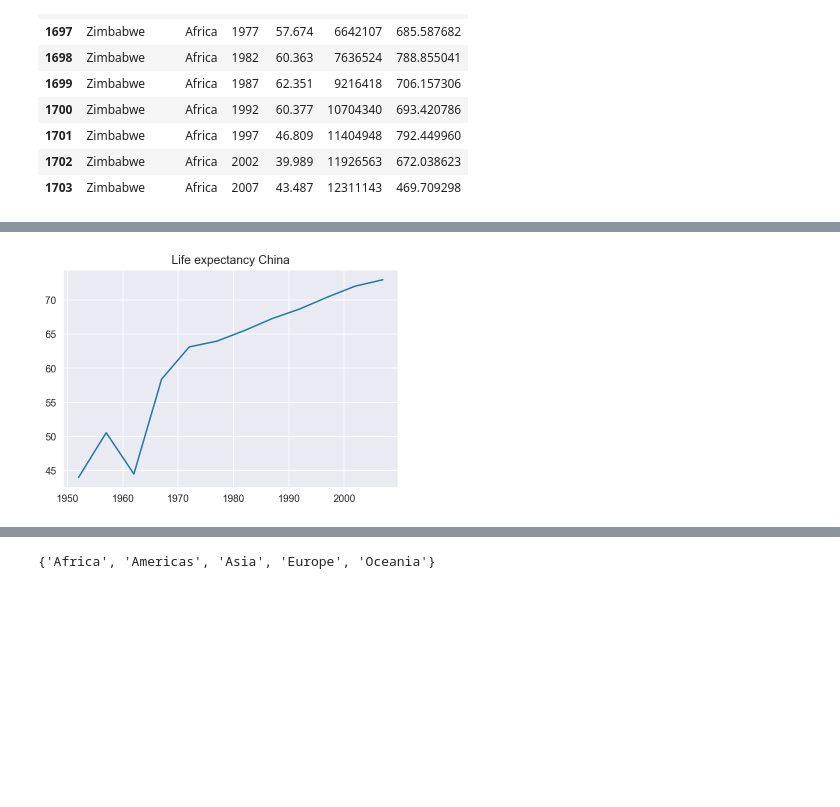
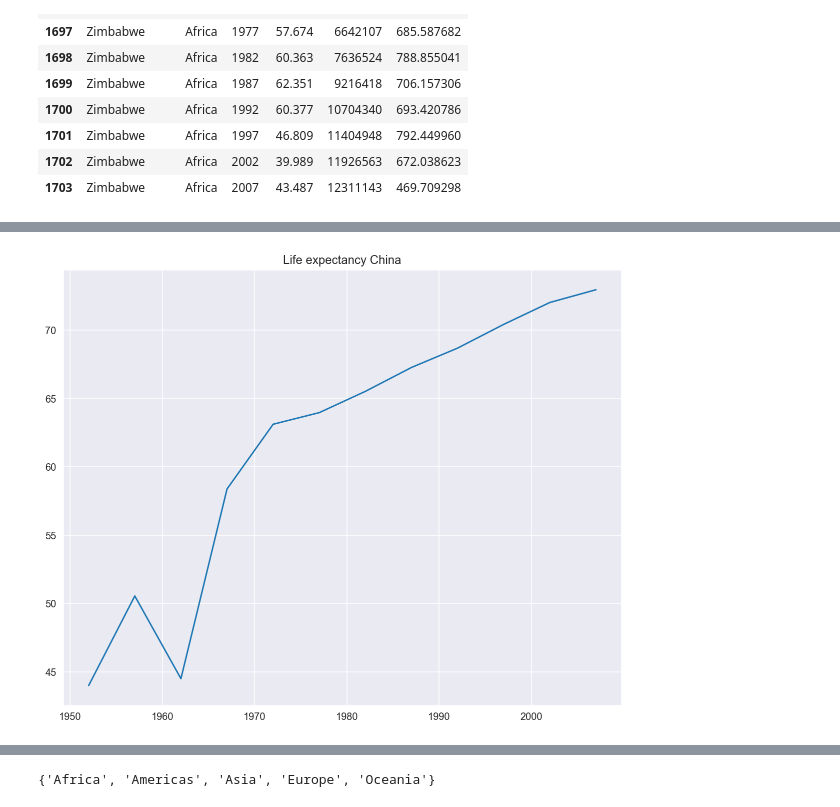
Before and after one commit to waleedhanna/Project_1-, a Jupyter notebook: GDP vs. Life Expectancy.ipynb, the cells around one changed output, grey strips where cells are left out. Cells and saved outputs as stored; diff of their text form; code cells hidden in the pictures; blank space fills up the shorter version.

```diff
--- a/GDP vs. Life Expectancy.ipynb
+++ b/GDP vs. Life Expectancy.ipynb
@@ -431,10 +455,19 @@ plt.show()
 # %%
 China = data[data.country == 'China']
 plt.plot(China.year, China.lifeExp)
 plt.title('Life expectancy China')
+#Add grid() call
+plt.grid(True)
+
+fig4 = plt.gcf()
+fig4.set_size_inches(10, 8)
+
+# Save the plot
+plt.savefig('GDP vs. Life Expectancy.png')
+
 plt.show()
 # %% [output]
-[figure, old version]
+[figure, new version]
 # %%
 ## Display a time series with line charts
 # %%
```
Also changed, not shown: parts of 18 cells of this notebook.
